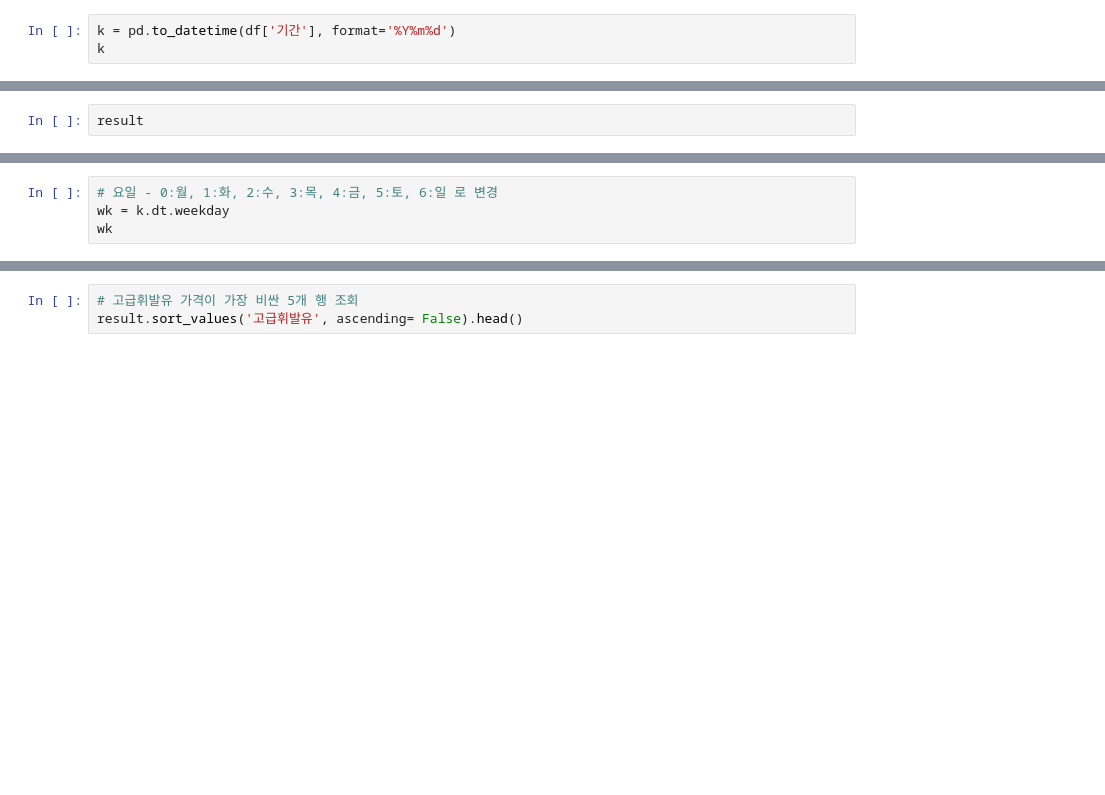
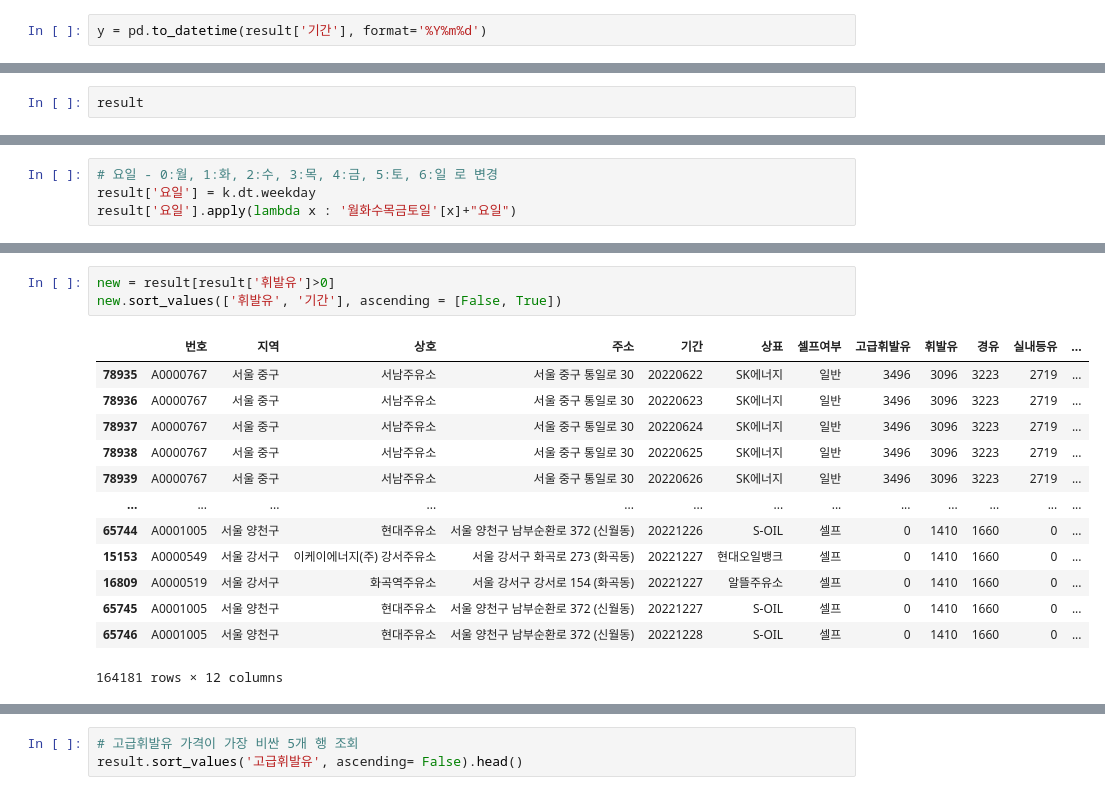
Before and after one commit to Hyunzuny/classes, a Jupyter notebook: 05.시각화/주유소예제/서울시 주유소 유가 데이터 분석.ipynb, the cells around one changed output, grey strips where cells are left out. Drawn from its saved outputs; the diff is of its cells as text; blank space fills up the shorter version.

```diff
--- a/05.시각화/주유소예제/서울시 주유소 유가 데이터 분석.ipynb
+++ b/05.시각화/주유소예제/서울시 주유소 유가 데이터 분석.ipynb
@@ -156,5 +176,4 @@ result[['지역']]
 >     - dt accessor를 이용해 datetime의 속성값들을(년, 월, 일 등) 추출할 수 있다.
 >     - https://pandas.pydata.org/pandas-docs/stable/reference/api/pandas.Series.dt.html
 # %%
-k = pd.to_datetime(df['기간'], format='%Y%m%d')
-k
+y = pd.to_datetime(result['기간'], format='%Y%m%d')
@@ -196,4 +235,4 @@ result
 # %%
 # 요일 - 0:월, 1:화, 2:수, 3:목, 4:금, 5:토, 6:일 로 변경
-wk = k.dt.weekday
-wk
+result['요일'] = k.dt.weekday
+result['요일'].apply(lambda x : '월화수목금토일'[x]+"요일")
@@ -203,3 +267,20 @@ result.sort_values('휘발유', ascending= False).head()
+# %%
+new = result[result['휘발유']>0]
+new.sort_values(['휘발유', '기간'], ascending = [False, True])
+# %% [output]
+|  | 번호 | 지역 | 상호 | 주소 | 기간 | 상표 | 셀프여부 | 고급휘발유 | 휘발유 | 경유 | 실내등유 | ... |
+| 78935 | A0000767 | 서울 중구 | 서남주유소 | 서울 중구 통일로 30 | 20220622 | SK에너지 | 일반 | 3496 | 3096 | 3223 | 2719 | ... |
+| 78936 | A0000767 | 서울 중구 | 서남주유소 | 서울 중구 통일로 30 | 20220623 | SK에너지 | 일반 | 3496 | 3096 | 3223 | 2719 | ... |
+| 78937 | A0000767 | 서울 중구 | 서남주유소 | 서울 중구 통일로 30 | 20220624 | SK에너지 | 일반 | 3496 | 3096 | 3223 | 2719 | ... |
+| 78938 | A0000767 | 서울 중구 | 서남주유소 | 서울 중구 통일로 30 | 20220625 | SK에너지 | 일반 | 3496 | 3096 | 3223 | 2719 | ... |
+| 78939 | A0000767 | 서울 중구 | 서남주유소 | 서울 중구 통일로 30 | 20220626 | SK에너지 | 일반 | 3496 | 3096 | 3223 | 2719 | ... |
+| ... | ... | ... | ... | ... | ... | ... | ... | ... | ... | ... | ... | ... |
+| 65744 | A0001005 | 서울 양천구 | 현대주유소 | 서울 양천구 남부순환로 372 (신월동) | 20221226 | S-OIL | 셀프 | 0 | 1410 | 1660 | 0 | ... |
+| 15153 | A0000549 | 서울 강서구 | 이케이에너지(주) 강서주유소 | 서울 강서구 화곡로 273 (화곡동) | 20221227 | 현대오일뱅크 | 셀프 | 0 | 1410 | 1660 | 0 | ... |
+| 16809 | A0000519 | 서울 강서구 | 화곡역주유소 | 서울 강서구 강서로 154 (화곡동) | 20221227 | 알뜰주유소 | 셀프 | 0 | 1410 | 1660 | 0 | ... |
+| 65745 | A0001005 | 서울 양천구 | 현대주유소 | 서울 양천구 남부순환로 372 (신월동) | 20221227 | S-OIL | 셀프 | 0 | 1410 | 1660 | 0 | ... |
+| 65746 | A0001005 | 서울 양천구 | 현대주유소 | 서울 양천구 남부순환로 372 (신월동) | 20221228 | S-OIL | 셀프 | 0 | 1410 | 1660 | 0 | ... |
+164181 rows × 12 columns
 # %%
 # 휘발유 가격이 가장 저렴한 5개 행 조회 (단 0원인 주유소 제외)
 result[result['휘발유']>0].sort_values('휘발유').head()
```
Also changed, not shown: parts of 18 cells of this notebook, 2 other files.
